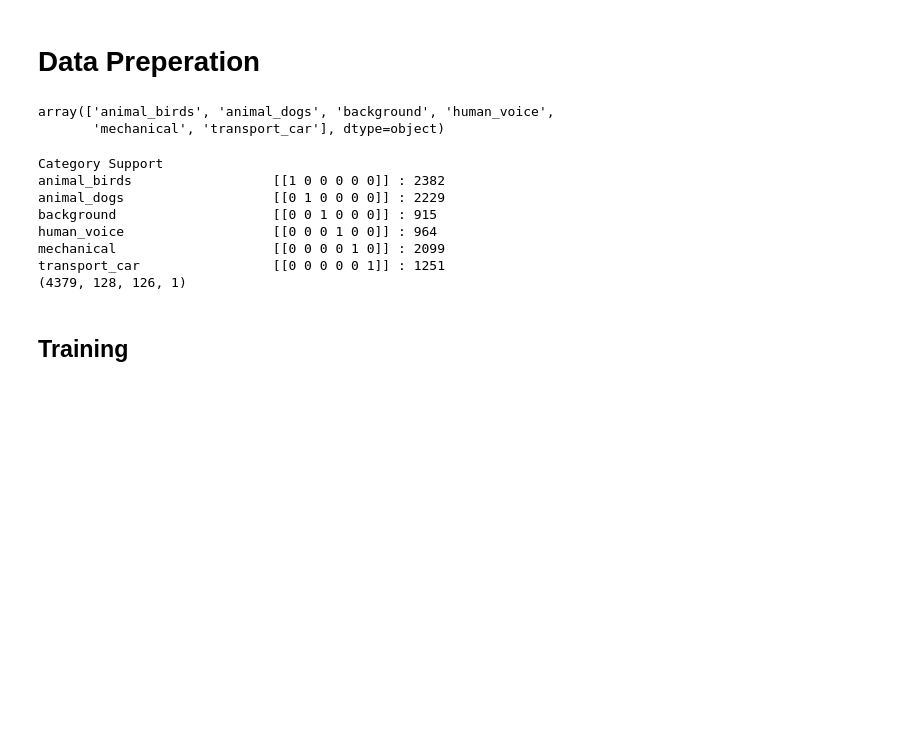
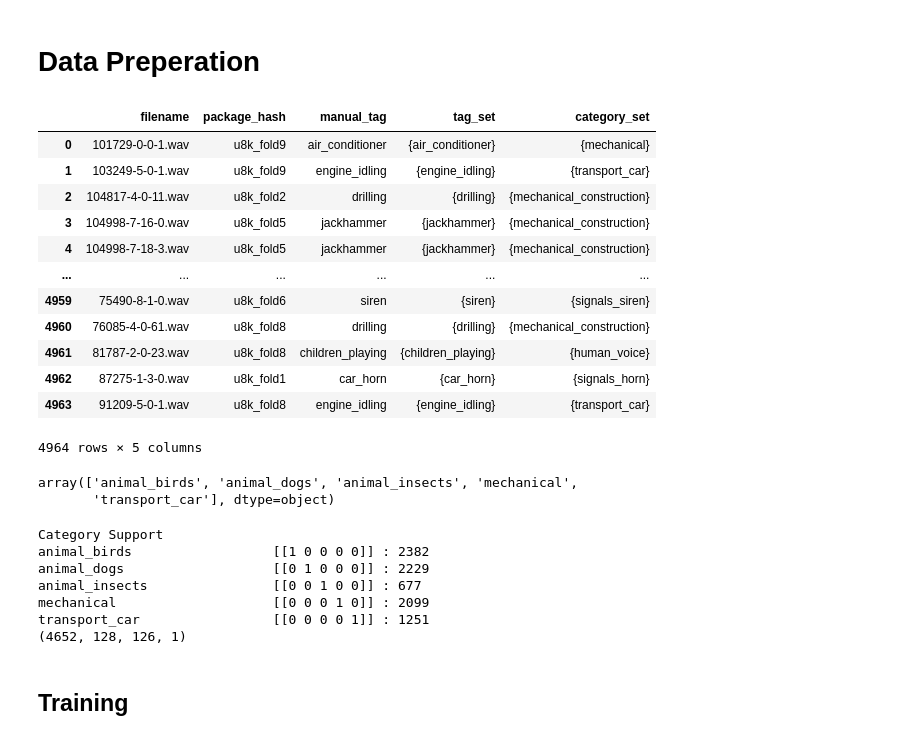
Before and after one commit to solt-qy/LDI_project, a Jupyter notebook: 02_machine_learning/02_DNN_structure.ipynb, the cells around one changed output. Cells and saved outputs as stored; diff of their text form; code cells hidden in the pictures; blank space fills up the shorter version.

```diff
--- a/02_machine_learning/02_DNN_structure.ipynb
+++ b/02_machine_learning/02_DNN_structure.ipynb
@@ -94,21 +94,36 @@ def resnet_ldnn(num_label):
 # %%
 import pandas as pd
 import pathlib
 import ast
 
 # Read data from path
 data_root = pathlib.Path('sample_set\\')
 manifest = pd.read_csv("sample_set\\01_manifest.csv")
 manifest['tag_set'] = manifest['tag_set'].apply(ast.literal_eval)
 manifest['category_set'] = manifest['category_set'].apply(ast.literal_eval)
+manifest
+# %% [output]
+|  | filename | package_hash | manual_tag | tag_set | category_set |
+| 0 | 101729-0-0-1.wav | u8k_fold9 | air_conditioner | {air_conditioner} | {mechanical} |
+| 1 | 103249-5-0-1.wav | u8k_fold9 | engine_idling | {engine_idling} | {transport_car} |
+| 2 | 104817-4-0-11.wav | u8k_fold2 | drilling | {drilling} | {mechanical_construction} |
+| 3 | 104998-7-16-0.wav | u8k_fold5 | jackhammer | {jackhammer} | {mechanical_construction} |
+| 4 | 104998-7-18-3.wav | u8k_fold5 | jackhammer | {jackhammer} | {mechanical_construction} |
+| ... | ... | ... | ... | ... | ... |
+| 4959 | 75490-8-1-0.wav | u8k_fold6 | siren | {siren} | {signals_siren} |
+| 4960 | 76085-4-0-61.wav | u8k_fold8 | drilling | {drilling} | {mechanical_construction} |
+| 4961 | 81787-2-0-23.wav | u8k_fold8 | children_playing | {children_playing} | {human_voice} |
+| 4962 | 87275-1-3-0.wav | u8k_fold1 | car_horn | {car_horn} | {signals_horn} |
+| 4963 | 91209-5-0-1.wav | u8k_fold8 | engine_idling | {engine_idling} | {transport_car} |
+4964 rows × 5 columns
 # %%
 from sklearn.preprocessing import MultiLabelBinarizer
-final_categories = ['animal_dogs', 'animal_birds', 'human_voice', 'transport_car','background','mechanical']
+final_categories = ['animal_dogs', 'animal_birds','animal_insects', 'mechanical', 'transport_car']
 category_encoder = MultiLabelBinarizer().fit([final_categories])
 category_encoder.classes_
 # %% [output]
-array(['animal_birds', 'animal_dogs', 'background', 'human_voice',
-       'mechanical', 'transport_car'], dtype=object)
+array(['animal_birds', 'animal_dogs', 'animal_insects', 'mechanical',
+       'transport_car'], dtype=object)
 # %%
 # These spectrogram settings look pretty good from a domain perspective.
 # Trying a little bit higher "resolution" than previously
@@ -193,17 +208,16 @@ X = X[idx_list]
 y = y[idx_list]
 
 X_train, X_test, y_train, y_test = train_test_split(X, y, test_size=0.1)
-X_train, X_val, y_train, y_val = train_test_split(X, y, test_size=0.1)
-print(X_train.shape)
+X_train, X_val, y_train, y_val = train_test_split(X_train, y_train, test_size=0.1)
+print(X.shape)
 # %% [output]
 Category Support
-animal_birds                  [[1 0 0 0 0 0]] : 2382
-animal_dogs                   [[0 1 0 0 0 0]] : 2229
-background                    [[0 0 1 0 0 0]] : 915
-human_voice                   [[0 0 0 1 0 0]] : 964
-mechanical                    [[0 0 0 0 1 0]] : 2099
-transport_car                 [[0 0 0 0 0 1]] : 1251
-(4379, 128, 126, 1)
+animal_birds                  [[1 0 0 0 0]] : 2382
+animal_dogs                   [[0 1 0 0 0]] : 2229
+animal_insects                [[0 0 1 0 0]] : 677
+mechanical                    [[0 0 0 1 0]] : 2099
+transport_car                 [[0 0 0 0 1]] : 1251
+(4652, 128, 126, 1)
 # %% [markdown]
 ## Training
 # %%
```
Also changed, not shown: parts of 7 cells of this notebook.
